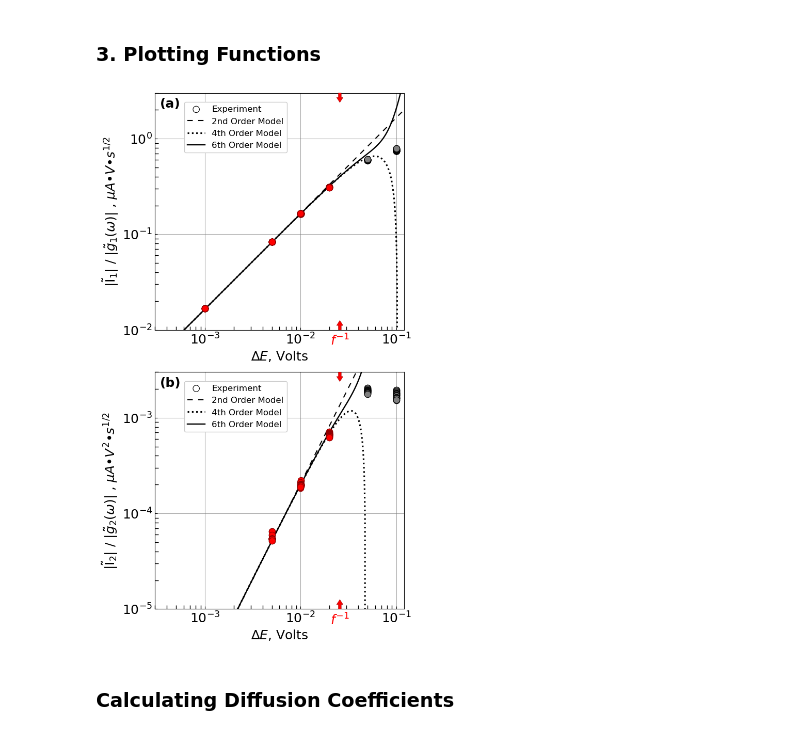
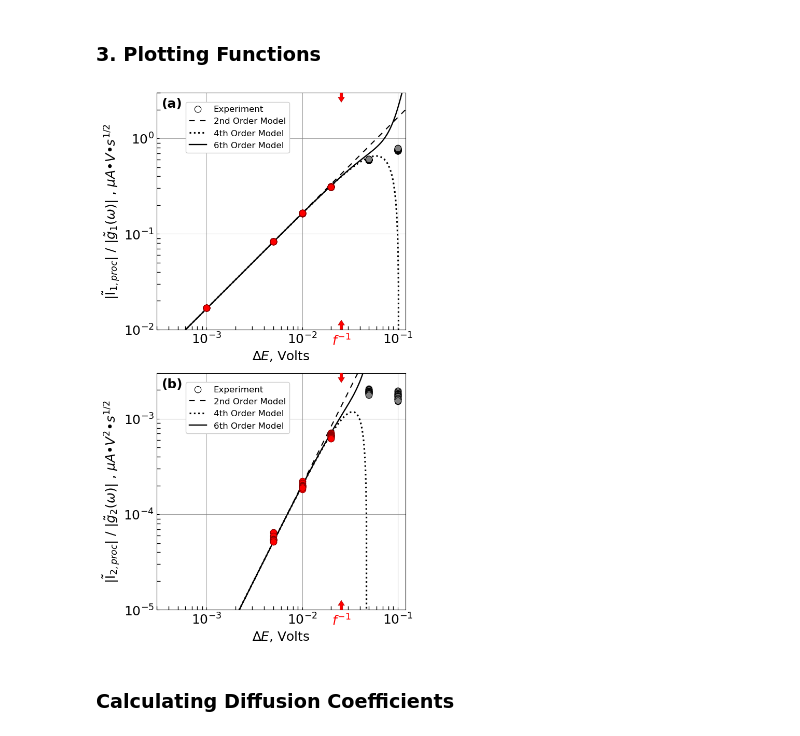
Before and after one commit to lauren8040/NLEIS-Ferri-Ferrocyanide-Modelling, a Jupyter notebook: jupyter/Figures/Frequency Normalized Current Magnitudes/Frequency_Normalized_Current_Plot.ipynb, the cells around one changed output. Saved outputs shown, nothing was run; the diff lists cells and outputs as text; code cells hidden in the pictures.

```diff
--- a/jupyter/Figures/Frequency Normalized Current Magnitudes/Frequency_Normalized_Current_Plot.ipynb
+++ b/jupyter/Figures/Frequency Normalized Current Magnitudes/Frequency_Normalized_Current_Plot.ipynb
@@ -372,7 +372,7 @@ format_log_axes(
     xlim=(3e-4, 0.12),
     ylim=(1e-2, 3),
     xlabel=r"$∆E$, Volts",
-    ylabel=r'|$\tilde{\mathrm{I}}_{1}$| / |$\tilde{g}_1(\omega)$| , $\mu A•V•s^{1/2}$'
+    ylabel=r'|$\tilde{\mathrm{I}}_{1,proc}$| / |$\tilde{g}_1(\omega)$| , $\mu A•V•s^{1/2}$'
 )
 ax.legend(fontsize=12, loc='upper left',
           bbox_to_anchor=(0.1, 0.98), framealpha=1)
@@ -394,35 +394,35 @@ ax.scatter(x2_u, y2_u,
            facecolor='gray', edgecolor='black',
            s=size, linewidths=0.8, zorder=5)
 for i, delta in enumerate(delta_use):
     yfit = I2_xform_model((x_fit, h2_fits[i]), delta, kw_list[i])
     ax.plot(x_fit, yfit,
             color='black',
             linestyle=linestyles[i],
             linewidth=linewidths_vals[i],
             label=labels[i])
 format_log_axes(
     ax,
     xlim=(3e-4, 0.12),
     ylim=(1e-5, 3e-3),
     xlabel=r"$∆E$, Volts",
-    ylabel=r'|$\tilde{\mathrm{I}}_{2}$| / |$\tilde{g}_2(\omega)$| , $\mu A•V^2•s^{1/2}$'
+    ylabel=r'|$\tilde{\mathrm{I}}_{2,proc}$| / |$\tilde{g}_2(\omega)$| , $\mu A•V^2•s^{1/2}$'
 )
 ax.legend(fontsize=12, loc='upper left',
           bbox_to_anchor=(0.1, 0.98), framealpha=1)
 ax.text(0.02, 0.98, "(b)",
         transform=ax.transAxes,
         fontsize=18, fontweight='bold',
         va='top', ha='left')
 draw_finv_arrows(ax, 1 / f_val)
 
 #Save/Show Plot
 plt.tight_layout()
 plt.subplots_adjust(wspace=0, hspace=0)
 plt.savefig("Figure4_Freq_Normalized_Current_Magnitudes.png",
             dpi=500, bbox_inches='tight', pad_inches=0.1)
 plt.show()
 # %% [output]
-[figure, old version]
+[figure, new version]
 # %% [markdown]
 ### Calculating Diffusion Coefficients
 # %%
```
Also changed, not shown: 21 other files.
